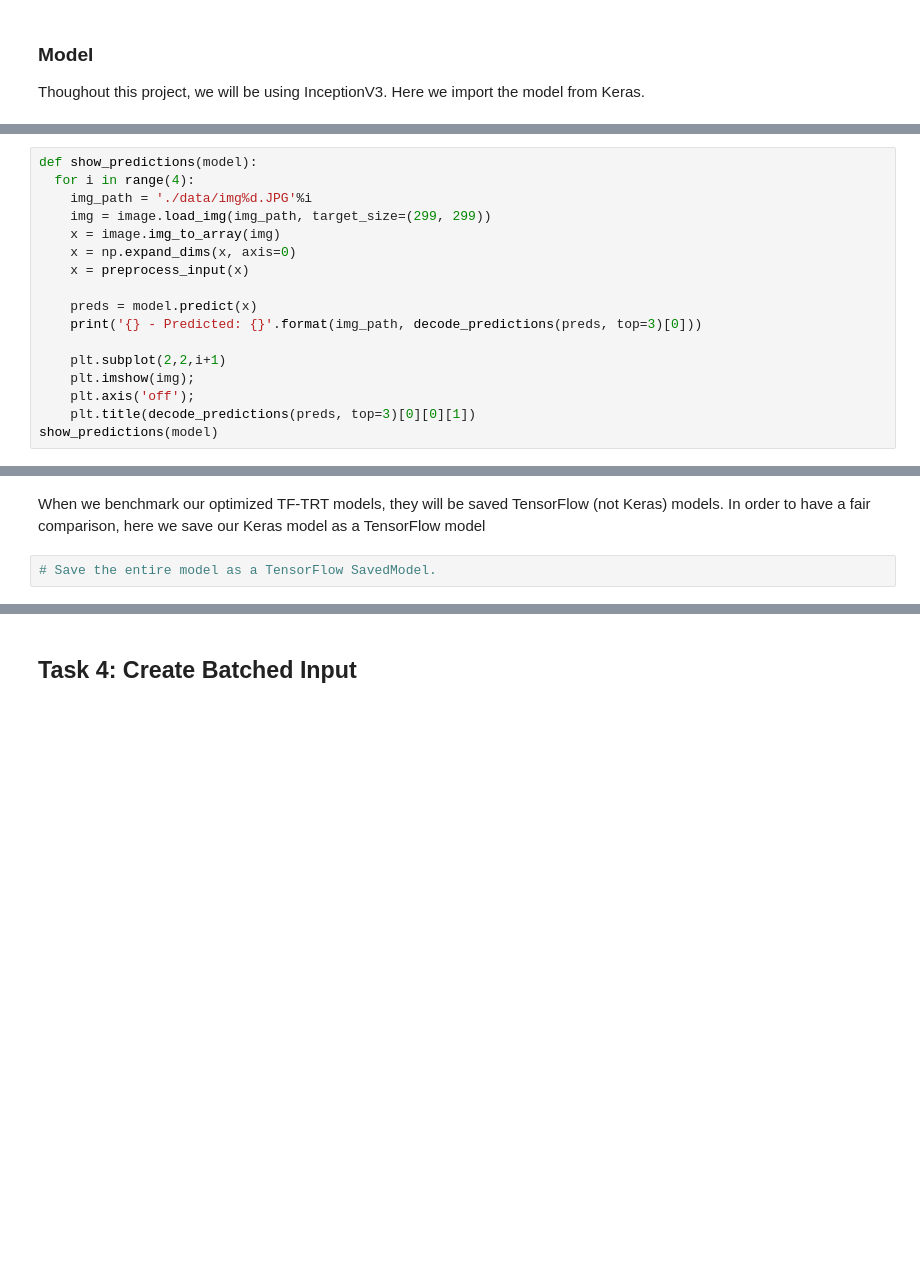
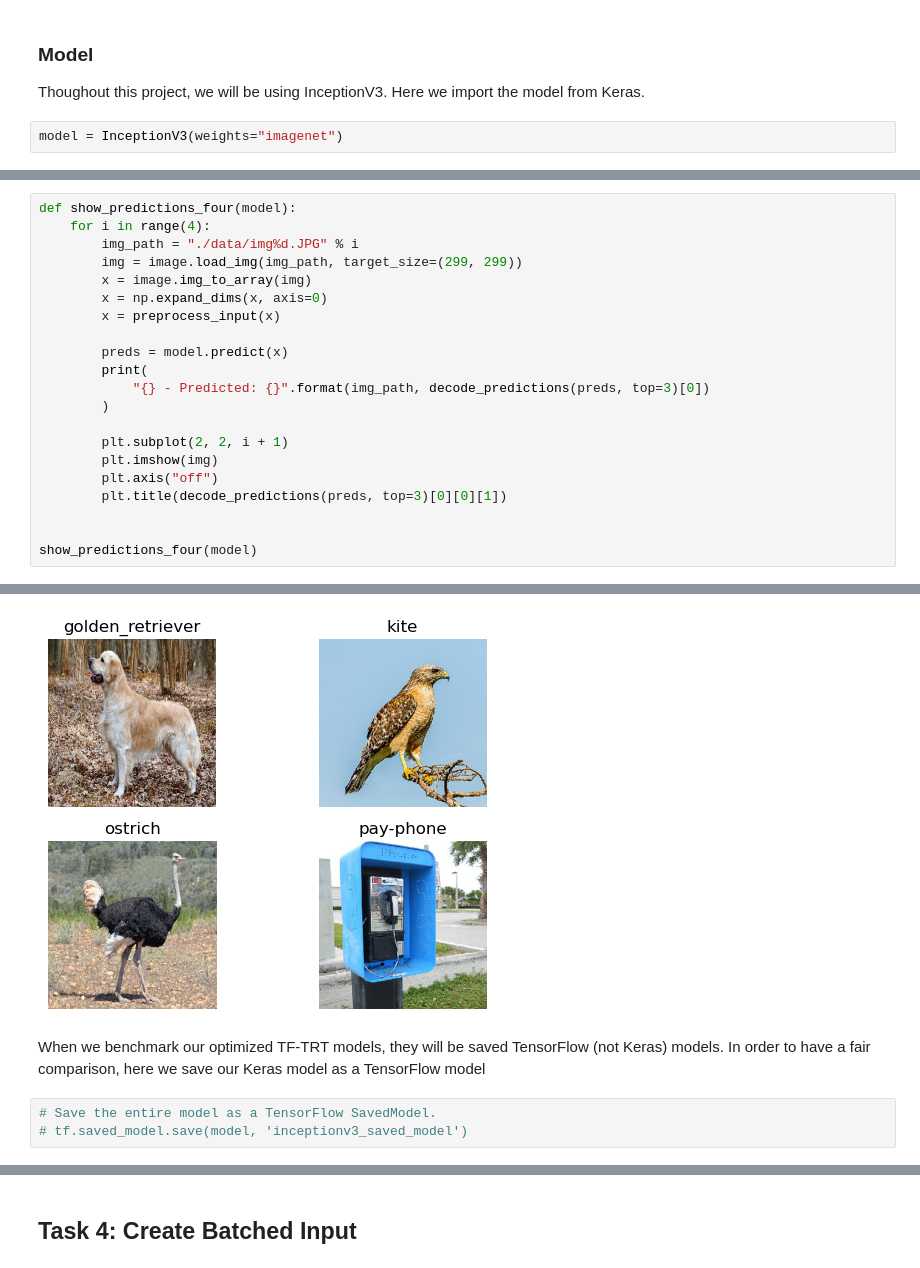
Before and after one commit to dingkwang/Optimize-TensorFlow-Models-For-Deployment-with-TensorRT, a Jupyter notebook: Learner_Optimize_TensorFlow_Models_For_Deployment_with_TensorRT.ipynb, the cells around one changed output, grey strips where cells are left out. Drawn from its saved outputs; the diff is of its cells as text; blank space fills up the shorter version.

```diff
--- a/Learner_Optimize_TensorFlow_Models_For_Deployment_with_TensorRT.ipynb
+++ b/Learner_Optimize_TensorFlow_Models_For_Deployment_with_TensorRT.ipynb
@@ -162,3 +162,5 @@ We download several random images for testing from the Internet.
 ### Model
 
 Thoughout this project, we will be using InceptionV3. Here we import the model from Keras.
+# %%
+model = InceptionV3(weights="imagenet")
@@ -165,17 +169,22 @@ Thoughout this project, we will be using InceptionV3. Here we import the model f
 # %%
-def show_predictions(model):
-  for i in range(4):
-    img_path = './data/img%d.JPG'%i
-    img = image.load_img(img_path, target_size=(299, 299))
-    x = image.img_to_array(img)
-    x = np.expand_dims(x, axis=0)
-    x = preprocess_input(x)
+def show_predictions_four(model):
+    for i in range(4):
+        img_path = "./data/img%d.JPG" % i
+        img = image.load_img(img_path, target_size=(299, 299))
+        x = image.img_to_array(img)
+        x = np.expand_dims(x, axis=0)
+        x = preprocess_input(x)
 
-    preds = model.predict(x)
-    print('{} - Predicted: {}'.format(img_path, decode_predictions(preds, top=3)[0]))
+        preds = model.predict(x)
+        print(
+            "{} - Predicted: {}".format(img_path, decode_predictions(preds, top=3)[0])
+        )
 
-    plt.subplot(2,2,i+1)
-    plt.imshow(img);
-    plt.axis('off');
-    plt.title(decode_predictions(preds, top=3)[0][0][1])
-show_predictions(model)
+        plt.subplot(2, 2, i + 1)
+        plt.imshow(img)
+        plt.axis("off")
+        plt.title(decode_predictions(preds, top=3)[0][0][1])
+
+
+show_predictions_four(model)
+# %% [output]
@@ -182,4 +201,6 @@ show_predictions(model)
+[figure, added]
 # %% [markdown]
 When we benchmark our optimized TF-TRT models, they will be saved TensorFlow (not Keras) models. In order to have a fair comparison, here we save our Keras model as a TensorFlow model
 # %%
 # Save the entire model as a TensorFlow SavedModel.
+# tf.saved_model.save(model, 'inceptionv3_saved_model')
```
Also changed, not shown: parts of 42 cells of this notebook, 27 other files.
